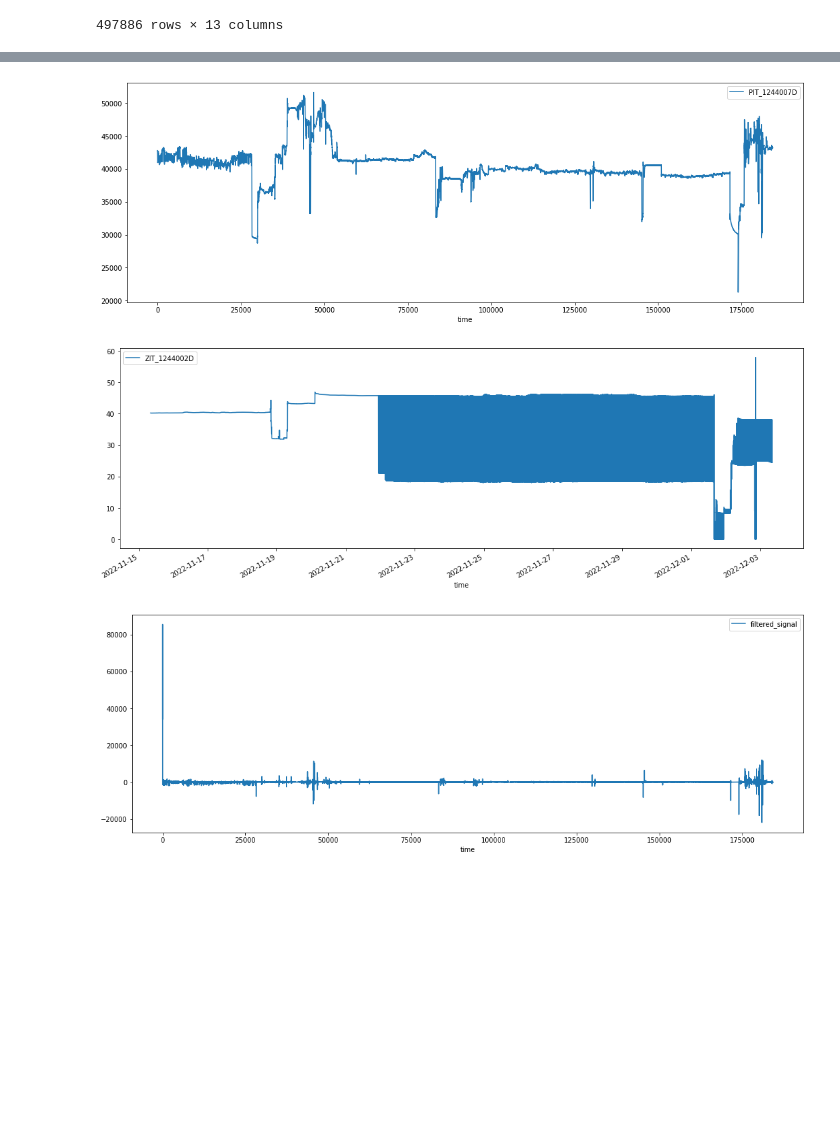
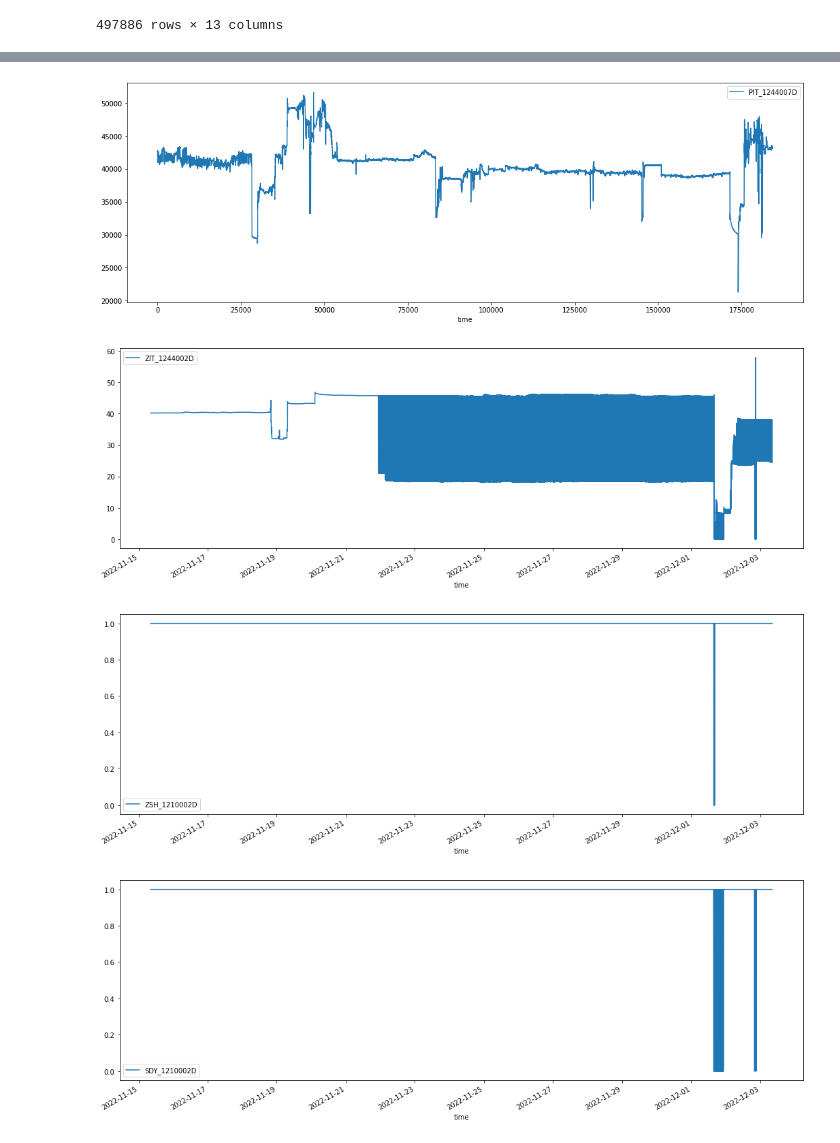
Before and after one commit to Nervado/pksll-tests, a Jupyter notebook: PKSLL Analyzes.ipynb, the cells around one changed output, grey strips where cells are left out. Drawn from its saved outputs; the diff is of its cells as text; code cells hidden in the pictures; blank space fills up the shorter version.

```diff
--- a/PKSLL Analyzes.ipynb
+++ b/PKSLL Analyzes.ipynb
@@ -183,6 +183,10 @@ def toFloat(x):
         return np.nan
 
 def checkSupress(supression, time_):
+    # supression.name.split('_')[0] in 'SDY_1210002' and
+    if len(supression) > 0 and supression.iloc[-1] == 0:
+        print_colored(' > supressed by ' + supression.name + '\n  in time: ' + str(time_) + '\n  with status : ' + str(supression.iloc[-1]), Color.YELLOW)
+        return True
     variation = 100 * ( supression.max() - supression.min() ) / (supression.mean() + 0.0000000001)
     if variation >= 2.0:
         print_colored(' > supressed by ' + supression.name + '\n  in time: ' + str(time_) + '\n  with variation : ' + str(variation) + ' %', Color.YELLOW)
@@ -229,21 +233,24 @@ class Signal:
         if sum(self.alarm_values) == 6:
 
             # select data for supression
-            start = time_ - timedelta(seconds = 120)
+            start = time_ - timedelta(seconds = 90)
             end = time_
 
             ## code repetition for n supressions
-            mask = (df[instrument_supress].notnull()) & (df['time'] >= start) & (df['time'] <= end)
-            supression = df.loc[mask][instrument_supress]
+            print_colored(f'\ntime range > {start} , {end}',Color.BLUE)
 
-            print(supression)
-            print_colored(f'{start} , {end}',Color.BLUE)
+            isForSupress = 0
+            for supres in instrument_supress:
+                mask = (df[supres].notnull()) & (df['time'] >= start) & (df['time'] <= end)
+                supression = df.loc[mask][supres]
 
-            # change check to 1 if supression is enable
-            if not checkSupress(supression, time_):
-                check = 1
+                print(supression)
+                print(supression.max(), supression.min(), len(supression))
 
-            ## code repetition for n supressions
+                if checkSupress(supression, time_):
+                    isForSupress += 1
+
+            check = 0 if isForSupress > 0 else 1
 
             # print alarm
             color = Color.RED if check == 1 else Color.GREEN
@@ -253,7 +260,6 @@ class Signal:
             print_colored('signal outputs'+ str(self.sample_values) + ' kPa/min',color)
             self.alarm_values = [0,0,0,0,0,0]
             self.sample_values = [0,0,0,0,0,0]
-
 
         return check
 
@@ -281,7 +287,7 @@ class Signal:
                 out_  +=  c * v
             filtered = gain * out_ / delta_sec
             self.io_ouput.append(filtered)
-            alarms.append(self.check_alarm(df,instrument_supress, current_time.iloc[i], i, filtered))
+            alarms.append(self.check_alarm(df, instrument_supress, current_time.iloc[i], i, filtered))
 
         # plot fig size
         size = (18,6)
@@ -293,9 +299,10 @@ class Signal:
         df_input = DataFrame({'time': iter_out, instrument: self.io_input})
         df_input.plot(x='time', y=instrument, kind='line', figsize=size)
 
-        # supress signal
-        mask = df[instrument_supress].notnull()
-        df.loc[mask].plot(x='time', y=instrument_supress, kind='line', figsize=size)
+        # supress signals
+        for suprs in instrument_supress:
+            mask = df[suprs].notnull()
+            df.loc[mask].plot(x='time', y=suprs, kind='line', figsize=size)
 
         # filtered signal
         result = DataFrame({'time':iter_out,'filtered_signal': self.io_ouput})
@@ -399,6 +390,6 @@ df
 | 313580 | 2022-12-03 08:21:16.146274 | NaN | NaN | NaN | NaN | NaN | NaN | ... |
 497886 rows × 13 columns
 # %%
-result = Signal().signalFilter(df,'PIT_1244007D' ,'ZIT_1244002D')
+result = Signal().signalFilter(df,'PIT_1244007D', ['ZIT_1244002D', 'ZSH_1210002D', 'SDY_1210002D'])
 # %% [output]
  total iterations 184305
@@ -417,8 +408,9 @@ Name: ZIT_1244002D, dtype: float64
  time = 2022-12-02 21:15:23.521362
  signal inputs [36599.921875, 36599.921875, 30373.98046875, 30451.26953125, 30361.099609375, 30343.9296875, 30335.33984375, 30326.75, 30348.220703125] kPa
  signal outputs[-8706.0125, -11204.97578125, -12471.633984375, -12497.3921875, -11282.259765625, -8802.18828125] kPa/min
  total alarms =  3
 [figure]
 [figure]
 [figure]
-[figure, old version]
+[figure, new version]
+[figure, added]
```
Also changed, not shown: parts of 6 cells of this notebook, 8 other files.
